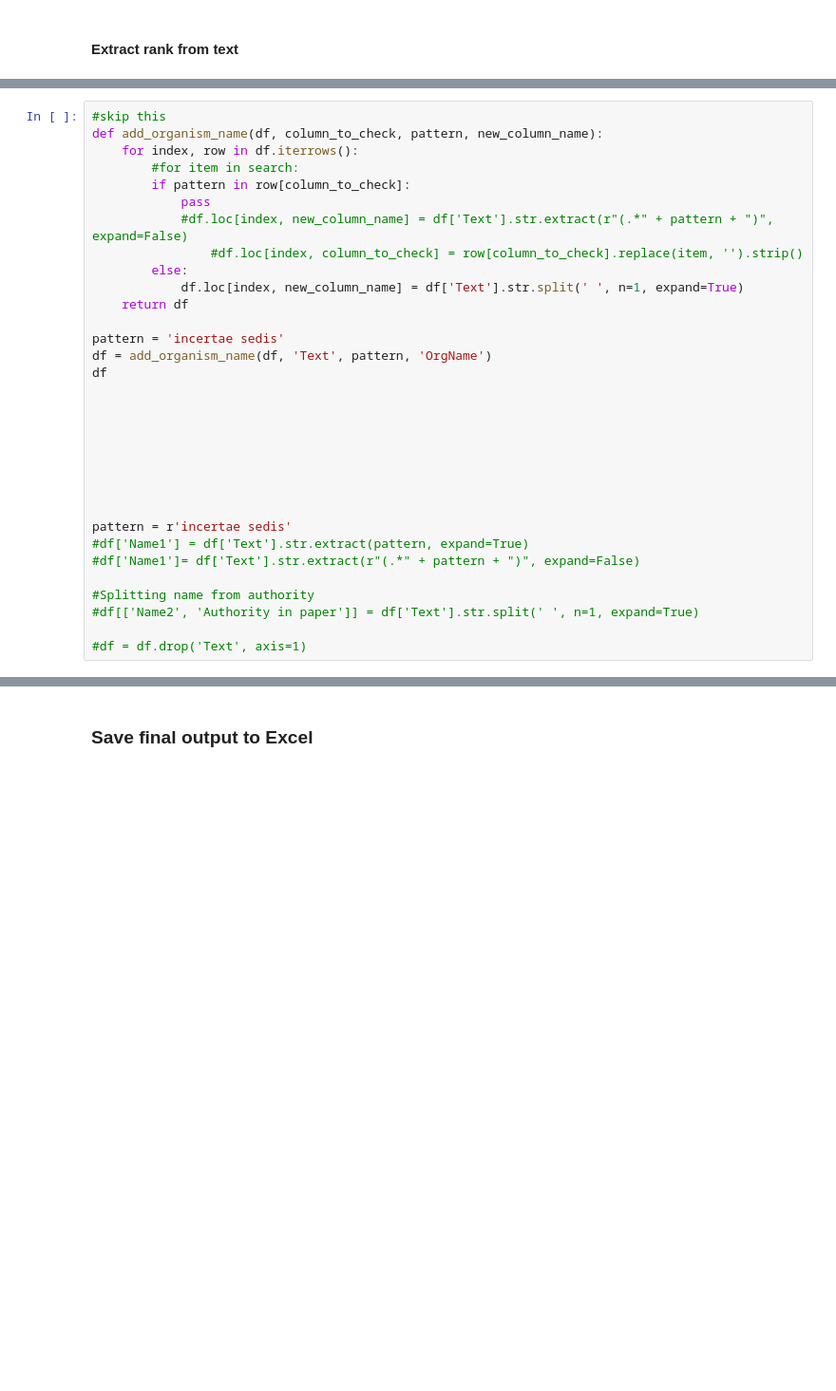
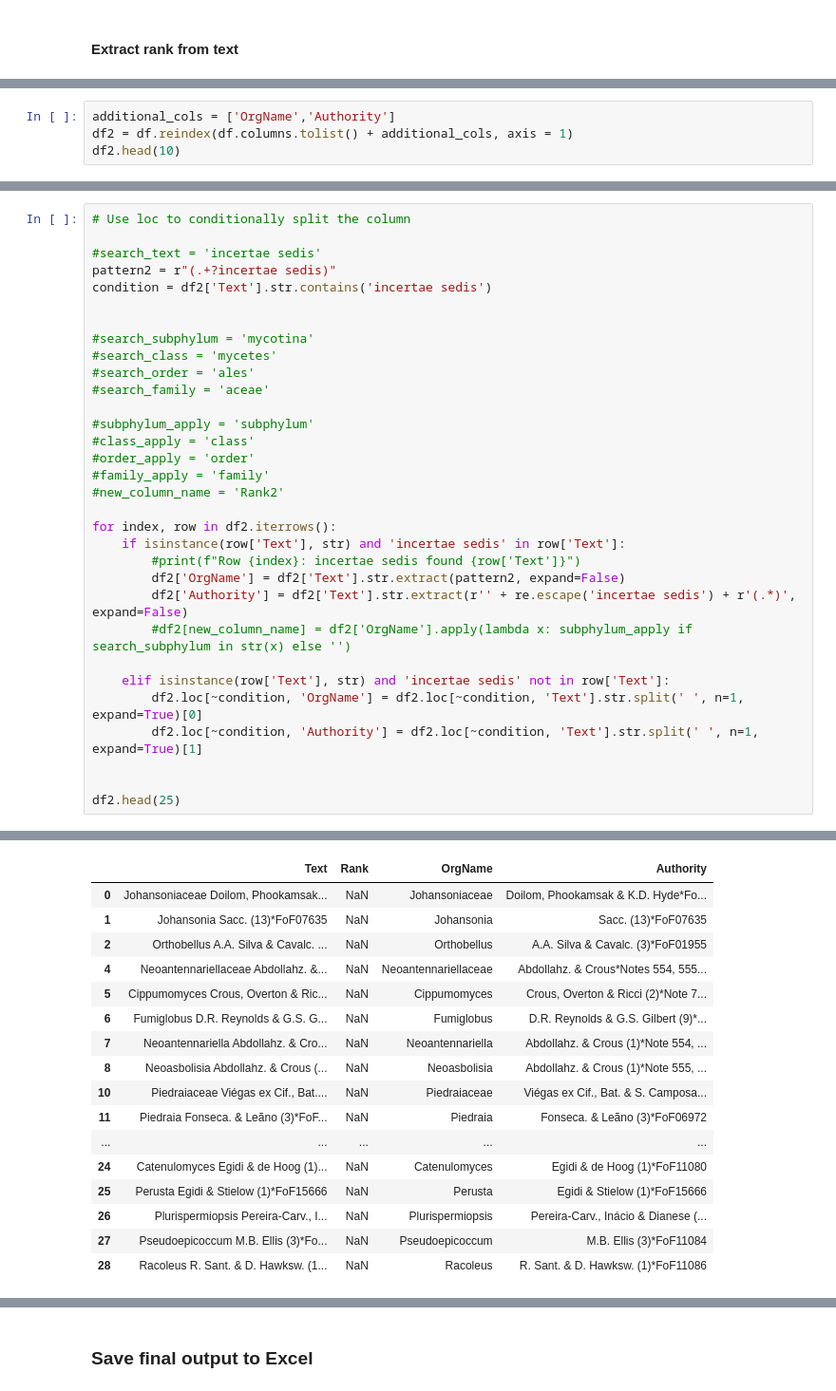
Before and after one commit to mcveigh-h16/Taxonomy-Maintenance, a Jupyter notebook: PDFminer2.ipynb, the cells around one changed output, grey strips where cells are left out. Shown: that part at 95% size. Drawn from its saved outputs; the diff is of its cells as text; blank space fills up the shorter version.

```diff
--- a/PDFminer2.ipynb
+++ b/PDFminer2.ipynb
@@ -150,0 +125,4 @@ ValueError: Columns must be same length as key
+# %%
+additional_cols = ['OrgName','Authority']
+df2 = df.reindex(df.columns.tolist() + additional_cols, axis = 1)
+df2.head(10)
@@ -151,32 +141,33 @@ ValueError: Columns must be same length as key
 # %%
-#skip this
-def add_organism_name(df, column_to_check, pattern, new_column_name):
-    for index, row in df.iterrows():
-        #for item in search:
-        if pattern in row[column_to_check]:
-            pass
-            #df.loc[index, new_column_name] = df['Text'].str.extract(r"(.*" + pattern + ")", expand=False)
-                #df.loc[index, column_to_check] = row[column_to_check].replace(item, '').strip()
-        else:
-            df.loc[index, new_column_name] = df['Text'].str.split(' ', n=1, expand=True)
-    return df
+# Use loc to conditionally split the column
 
-pattern = 'incertae sedis'
-df = add_organism_name(df, 'Text', pattern, 'OrgName')
-df
+#search_text = 'incertae sedis'
+pattern2 = r"(.+?incertae sedis)"
+condition = df2['Text'].str.contains('incertae sedis')
 
 
+#search_subphylum = 'mycotina'
+#search_class = 'mycetes'
+#search_order = 'ales'
+#search_family = 'aceae'
+
+#subphylum_apply = 'subphylum'
+#class_apply = 'class'
+#order_apply = 'order'
+#family_apply = 'family'
+#new_column_name = 'Rank2'
+
+for index, row in df2.iterrows():
+    if isinstance(row['Text'], str) and 'incertae sedis' in row['Text']:
+        #print(f"Row {index}: incertae sedis found {row['Text']}")
+        df2['OrgName'] = df2['Text'].str.extract(pattern2, expand=False)
+        df2['Authority'] = df2['Text'].str.extract(r'' + re.escape('incertae sedis') + r'(.*)', expand=False)
+        #df2[new_column_name] = df2['OrgName'].apply(lambda x: subphylum_apply if search_subphylum in str(x) else '')
+
+    elif isinstance(row['Text'], str) and 'incertae sedis' not in row['Text']:
+        df2.loc[~condition, 'OrgName'] = df2.loc[~condition, 'Text'].str.split(' ', n=1, expand=True)[0]
+        df2.loc[~condition, 'Authority'] = df2.loc[~condition, 'Text'].str.split(' ', n=1, expand=True)[1]
 
 
-
-
-
-
-pattern = r'incertae sedis'
-#df['Name1'] = df['Text'].str.extract(pattern, expand=True)
-#df['Name1']= df['Text'].str.extract(r"(.*" + pattern + ")", expand=False)
-
-#Splitting name from authority
-#df[['Name2', 'Authority in paper']] = df['Text'].str.split(' ', n=1, expand=True)
-
-#df = df.drop('Text', axis=1)
+df2.head(25)
+# %% [output]
@@ -182,0 +181,17 @@ pattern = r'incertae sedis'
+|  | Text | Rank | OrgName | Authority |
+| 0 | Johansoniaceae Doilom, Phookamsak... | NaN | Johansoniaceae | Doilom, Phookamsak & K.D. Hyde*Fo... |
+| 1 | Johansonia Sacc. (13)*FoF07635 | NaN | Johansonia | Sacc. (13)*FoF07635 |
+| 2 | Orthobellus A.A. Silva & Cavalc. ... | NaN | Orthobellus | A.A. Silva & Cavalc. (3)*FoF01955 |
+| 4 | Neoantennariellaceae Abdollahz. &... | NaN | Neoantennariellaceae | Abdollahz. & Crous*Notes 554, 555... |
+| 5 | Cippumomyces Crous, Overton & Ric... | NaN | Cippumomyces | Crous, Overton & Ricci (2)*Note 7... |
+| 6 | Fumiglobus D.R. Reynolds & G.S. G... | NaN | Fumiglobus | D.R. Reynolds & G.S. Gilbert (9)*... |
+| 7 | Neoantennariella Abdollahz. & Cro... | NaN | Neoantennariella | Abdollahz. & Crous (1)*Note 554, ... |
+| 8 | Neoasbolisia Abdollahz. & Crous (... | NaN | Neoasbolisia | Abdollahz. & Crous (1)*Note 555, ... |
+| 10 | Piedraiaceae Viégas ex Cif., Bat.... | NaN | Piedraiaceae | Viégas ex Cif., Bat. & S. Camposa... |
+| 11 | Piedraia Fonseca. & Leãno (3)*FoF... | NaN | Piedraia | Fonseca. & Leãno (3)*FoF06972 |
+| ... | ... | ... | ... | ... |
+| 24 | Catenulomyces Egidi & de Hoog (1)... | NaN | Catenulomyces | Egidi & de Hoog (1)*FoF11080 |
+| 25 | Perusta Egidi & Stielow (1)*FoF15666 | NaN | Perusta | Egidi & Stielow (1)*FoF15666 |
+| 26 | Plurispermiopsis Pereira-Carv., I... | NaN | Plurispermiopsis | Pereira-Carv., Inácio & Dianese (... |
+| 27 | Pseudoepicoccum M.B. Ellis (3)*Fo... | NaN | Pseudoepicoccum | M.B. Ellis (3)*FoF11084 |
+| 28 | Racoleus R. Sant. & D. Hawksw. (1... | NaN | Racoleus | R. Sant. & D. Hawksw. (1)*FoF11086 |
```
Also changed, not shown: parts of 20 cells of this notebook.
